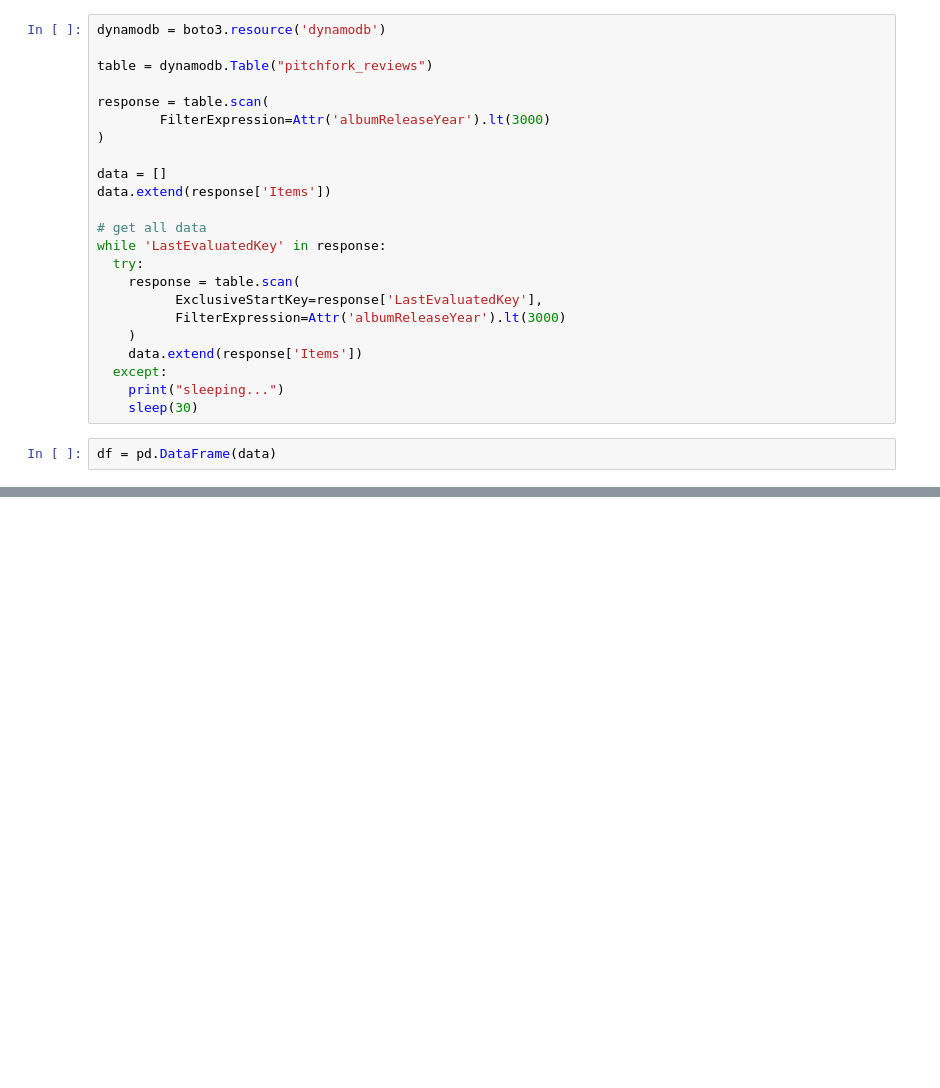
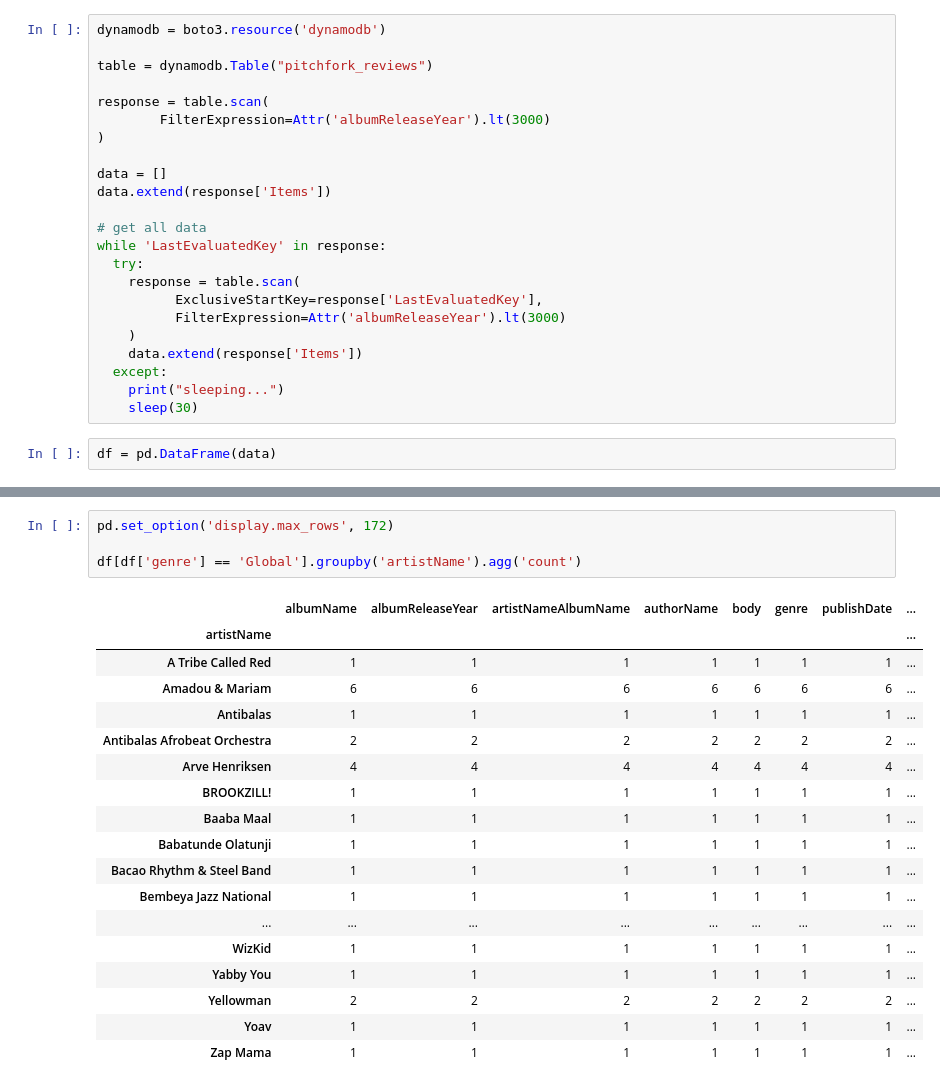
Before and after one commit to cfabian/pitchviews, a Jupyter notebook: numerical_analyses/streaming-exploration.ipynb, the cells around one changed output, grey strips where cells are left out. Drawn from its saved outputs; the diff is of its cells as text; blank space fills up the shorter version.

```diff
--- a/numerical_analyses/streaming-exploration.ipynb
+++ b/numerical_analyses/streaming-exploration.ipynb
@@ -57,0 +89,23 @@ Name: viewCount, Length: 99, dtype: object
+# %%
+pd.set_option('display.max_rows', 172)
+
+df[df['genre'] == 'Global'].groupby('artistName').agg('count')
+# %% [output]
+|  | albumName | albumReleaseYear | artistNameAlbumName | authorName | body | genre | publishDate | ... |
+| artistName |  |  |  |  |  |  |  | ... |
+| A Tribe Called Red | 1 | 1 | 1 | 1 | 1 | 1 | 1 | ... |
+| Amadou & Mariam | 6 | 6 | 6 | 6 | 6 | 6 | 6 | ... |
+| Antibalas | 1 | 1 | 1 | 1 | 1 | 1 | 1 | ... |
+| Antibalas Afrobeat Orchestra | 2 | 2 | 2 | 2 | 2 | 2 | 2 | ... |
+| Arve Henriksen | 4 | 4 | 4 | 4 | 4 | 4 | 4 | ... |
+| BROOKZILL! | 1 | 1 | 1 | 1 | 1 | 1 | 1 | ... |
+| Baaba Maal | 1 | 1 | 1 | 1 | 1 | 1 | 1 | ... |
+| Babatunde Olatunji | 1 | 1 | 1 | 1 | 1 | 1 | 1 | ... |
+| Bacao Rhythm & Steel Band | 1 | 1 | 1 | 1 | 1 | 1 | 1 | ... |
+| Bembeya Jazz National | 1 | 1 | 1 | 1 | 1 | 1 | 1 | ... |
+| ... | ... | ... | ... | ... | ... | ... | ... | ... |
+| WizKid | 1 | 1 | 1 | 1 | 1 | 1 | 1 | ... |
+| Yabby You | 1 | 1 | 1 | 1 | 1 | 1 | 1 | ... |
+| Yellowman | 2 | 2 | 2 | 2 | 2 | 2 | 2 | ... |
+| Yoav | 1 | 1 | 1 | 1 | 1 | 1 | 1 | ... |
+| Zap Mama | 1 | 1 | 1 | 1 | 1 | 1 | 1 | ... |
```
Also changed, not shown: parts of 4 cells of this notebook, 2 other files.
